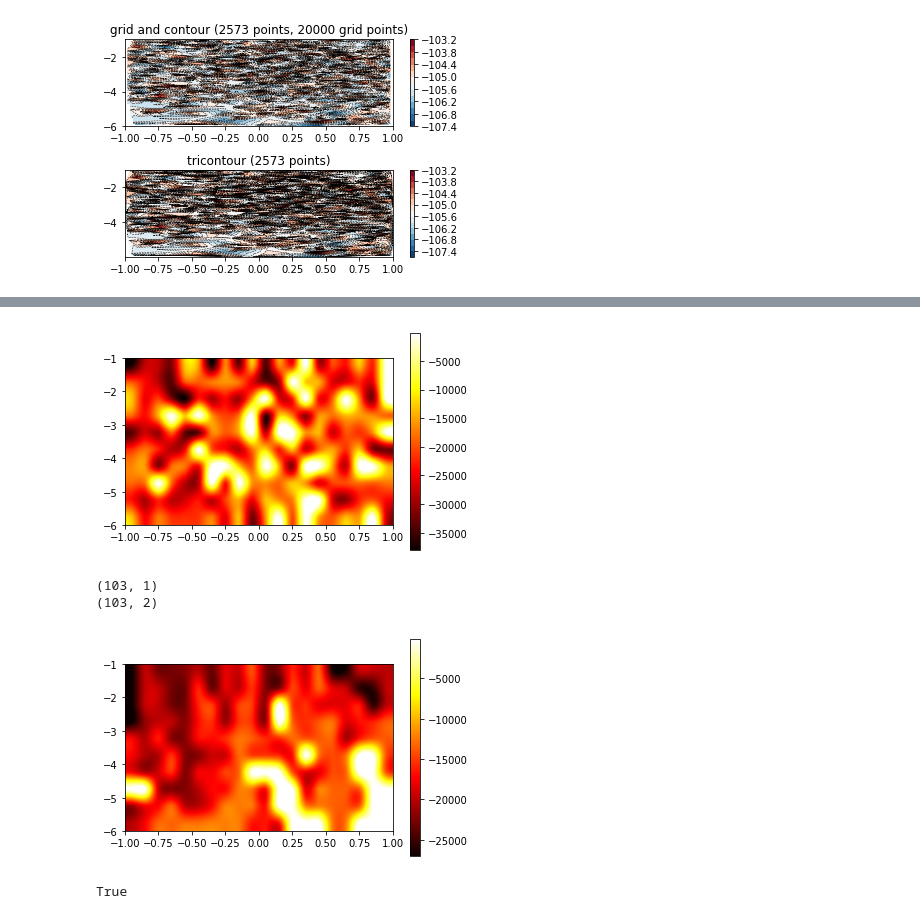
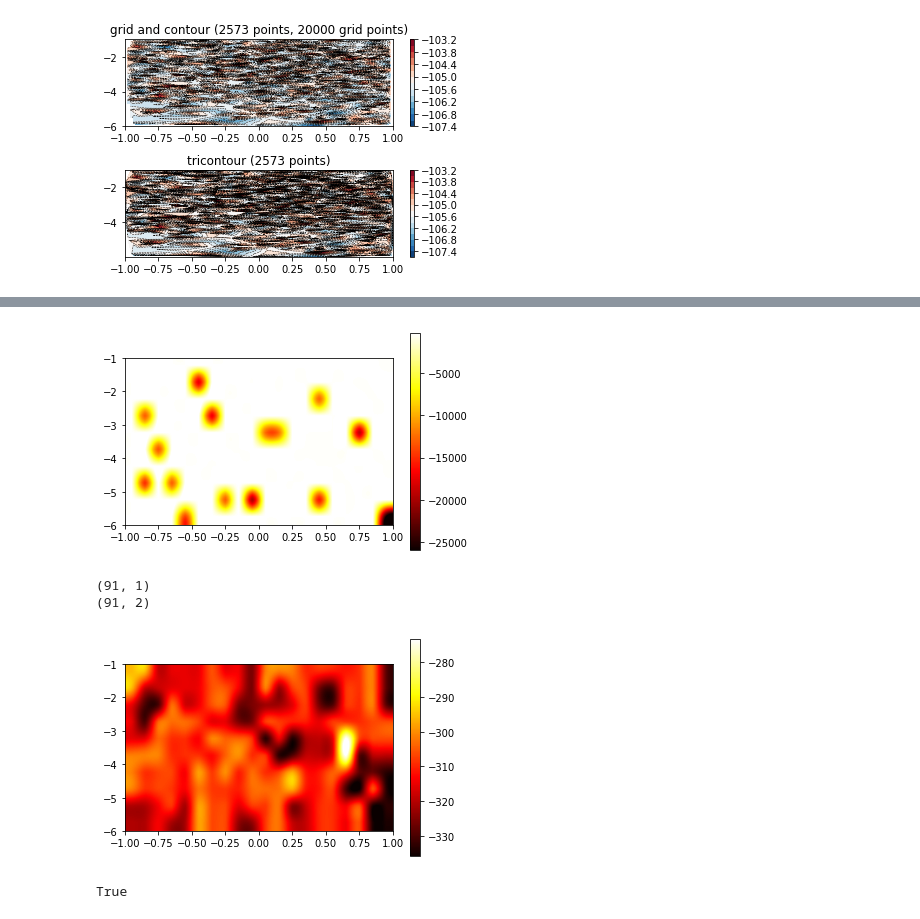
Before and after one commit to mark-koren/AdaptiveStressTestingToolbox, a Jupyter notebook: Toolbox/AST_Analyzer.ipynb, the cells around one changed output, grey strips where cells are left out. Drawn from its saved outputs; the diff is of its cells as text; code cells hidden in the pictures.

```diff
--- a/Toolbox/AST_Analyzer.ipynb
+++ b/Toolbox/AST_Analyzer.ipynb
@@ -254,7 +254,7 @@ class BatchPoloptCustom(RLAlgorithm):
 # %%
 with tf.Session() as sess:
     with tf.variable_scope('', reuse=tf.AUTO_REUSE):
-        data = joblib.load('./data/lr_64/l1/itr_1000.pkl')
+        data = joblib.load('./data/lr_64/l4/itr_500.pkl')
         sampler_cls = ASTVectorizedSampler
         env = data['env']
         env.env.env._fixed_init_state = False
@@ -386,12 +386,12 @@ import pickle
 with open('./data/gen/g1/eval.p', 'wb') as f:
     pickle.dump(x, f)
 # %%
-filepath = './data/gen/'
-filenames = ['g1/', 'g2/', 'g3/', 'g4/', 'g5/', 'g6/']
+filepath = './data/newR/'
+filenames = ['r1/', 'r2/', 'r3/', 'r4/', 'r5/', 'r6/', 'r7/', 'r8/', 'r9/']
 for f in filenames:
     with tf.Session() as sess:
         with tf.variable_scope('', reuse=tf.AUTO_REUSE):
-            data = joblib.load('./data/debug/d1/itr_0.pkl')
+            data = joblib.load('./data/newR/r1/itr_500.pkl')
             sampler_cls = ASTVectorizedSampler
             algo = BatchPoloptCustom(
                                     env=data['env'],
@@ -510,7 +510,7 @@ def myplot(x, y, z=None, nb=32, xsize=500, ysize=500):
 # plt.show()
 # %%
 
-with open('./data/gen/g1/eval.p', 'rb') as f:
+with open('./data/newR/r4/eval.p', 'rb') as f:
     data = pickle.load(f)
     cumR = np.expand_dims(np.sum(data['rewards'], axis=1), axis=1)
     pos = data['observations'][:,0,0:2]
@@ -614,7 +614,7 @@ with open('./data/gen/g1/eval.p', 'rb') as f:
 [figure]
 # %%
 from scipy.interpolate import griddata
-with open('./data/gen/g1/eval.p', 'rb') as f:
+with open('./data/newR/r6/eval.p', 'rb') as f:
     data = pickle.load(f)
     cumR = np.expand_dims(np.sum(data['rewards'], axis=1), axis=1)
     pos = data['observations'][:,0,0:2]
@@ -630,27 +630,28 @@ with open('./data/gen/g1/eval.p', 'rb') as f:
 # %%
 from scipy.interpolate import griddata
-with open('./data/gen/g1/eval.p', 'rb') as f:
+with open('./data/newR/r6/eval.p', 'rb') as f:
     data = pickle.load(f)
     cumR = np.expand_dims(np.sum(data['rewards'], axis=1), axis=1)
     pos = data['observations'][:,0,0:2]
     posR = np.concatenate((pos, cumR), axis=1)
     wh = np.where(data['rewards'][:,-1] == 0)[0]
     crash_posR = posR[wh,:]
     grid_x, grid_y = np.mgrid[-1:1:10j, -6:-1:20j]
     interped = griddata(posR[:,0:2],posR[:,2],(grid_x, grid_y), method='nearest')
     heatmap = plt.imshow(interped, cmap='hot', interpolation='spline16', extent=(-1,1,-6,-1), aspect=0.25)
     plt.colorbar(heatmap)
 # %% [output]
-[figure, old version]
+[figure, new version]
 # %%
 #Custom bucketing
 from scipy.interpolate import griddata
-with open('./data/gen/g1/eval.p', 'rb') as f:
+with open('./data/newR/r6/eval.p', 'rb') as f:
     data = pickle.load(f)
     cumR = np.expand_dims(np.sum(data['rewards'], axis=1), axis=1)
     y = np.where((data['observations'][:,0,2] > 0.95) & (data['observations'][:,0,2] < 1.05) &
             (data['observations'][:,0,3] > 11) & (data['observations'][:,0,3] < 12) &
-            (data['observations'][:,0,4] > 33) & (data['observations'][:,0,4] < 37))
+            (data['observations'][:,0,4] > 33) & (data['observations'][:,0,4] < 37) &
+            (data['rewards'][:,-1] == 0)   )
     xx = cumR[y]
     pos = data['observations'][:,0,0:2][y]
     grid_x, grid_y = np.mgrid[-1:1:10j, -6:-1:20j]
@@ -662,9 +663,9 @@ with open('./data/gen/g1/eval.p', 'rb') as f:
 # y = data['rewards'][(data['observations'][:,0,2] > 0.95) & (data['observations'][:,0,2] < 1.05)]
 # y.shape
 # %% [output]
-(103, 1)
-(103, 2)
+(91, 1)
+(91, 2)
-[figure, old version]
+[figure, new version]
 # %%
 np.any((data['observations'][:,0,2] > 0.95) & (data['observations'][:,0,2] < 1.05))
 # %% [output]
```
Also changed, not shown: parts of 5 cells of this notebook, 5 other files.
